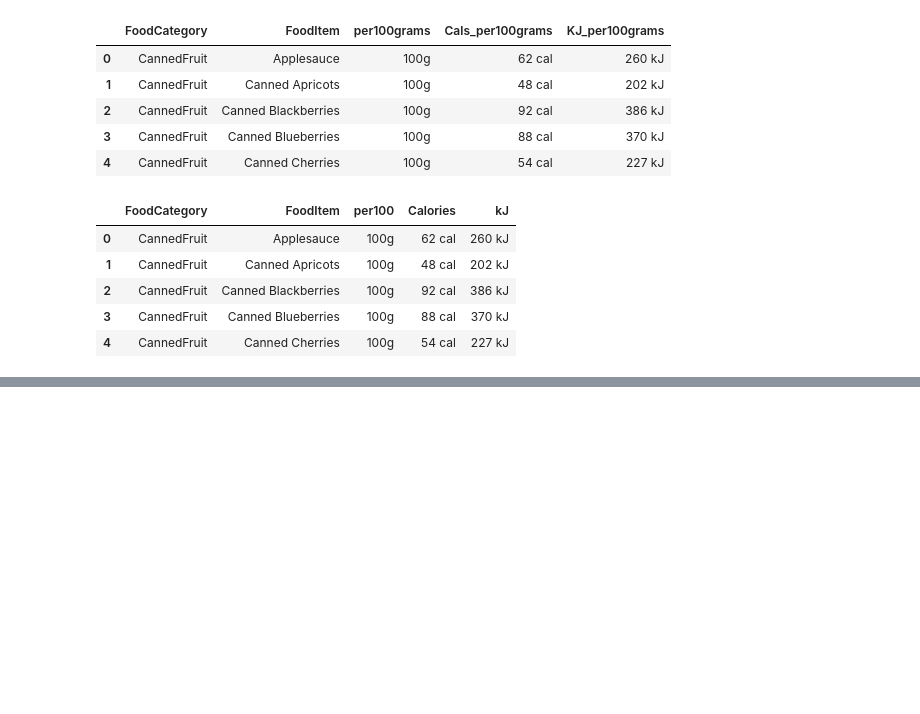
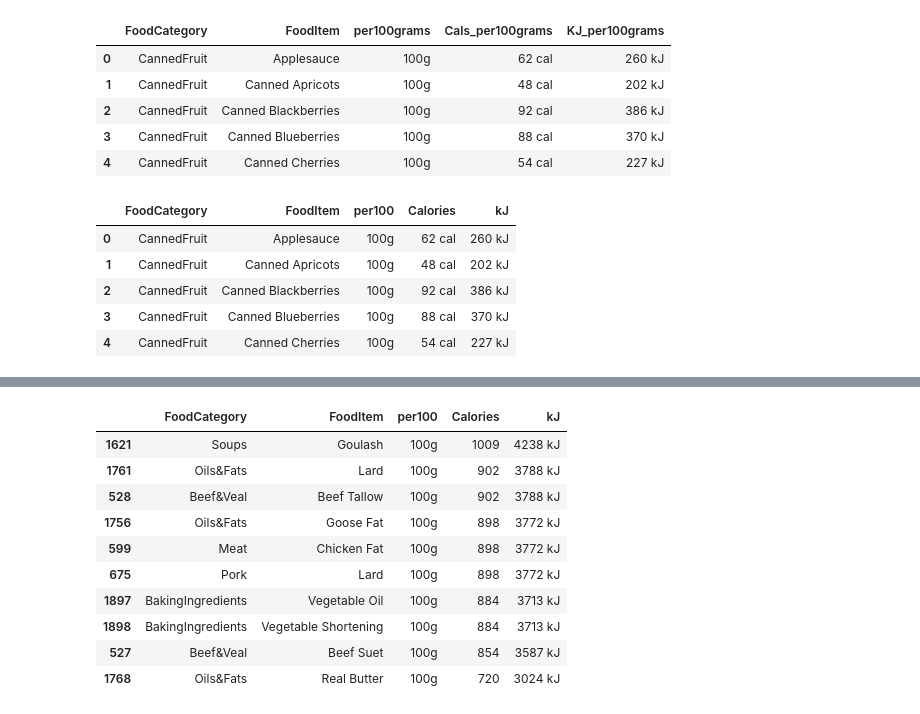
Before and after one commit to SCGlass/Data-Processing-Sam-Glass, a Jupyter notebook: Code-Alongs/L0_pandas_basics.ipynb, the cells around one changed output, grey strips where cells are left out. Saved outputs shown, nothing was run; the diff lists cells and outputs as text; code cells hidden in the pictures; blank space fills up the shorter version.

```diff
--- a/Code-Alongs/L0_pandas_basics.ipynb
+++ b/Code-Alongs/L0_pandas_basics.ipynb
@@ -318,0 +384,15 @@ df
+# %%
+solids_sorted_calories = df_solids.sort_values(by="Calories", ascending = False) # ascending - False -> descending
+solids_sorted_calories.iloc[:10]
+# %% [output]
+|  | FoodCategory | FoodItem | per100 | Calories | kJ |
+| 1621 | Soups | Goulash | 100g | 1009 | 4238 kJ |
+| 1761 | Oils&Fats | Lard | 100g | 902 | 3788 kJ |
+| 528 | Beef&Veal | Beef Tallow | 100g | 902 | 3788 kJ |
+| 1756 | Oils&Fats | Goose Fat | 100g | 898 | 3772 kJ |
+| 599 | Meat | Chicken Fat | 100g | 898 | 3772 kJ |
+| 675 | Pork | Lard | 100g | 898 | 3772 kJ |
+| 1897 | BakingIngredients | Vegetable Oil | 100g | 884 | 3713 kJ |
+| 1898 | BakingIngredients | Vegetable Shortening | 100g | 884 | 3713 kJ |
+| 527 | Beef&Veal | Beef Suet | 100g | 854 | 3587 kJ |
+| 1768 | Oils&Fats | Real Butter | 100g | 720 | 3024 kJ |
```
Also changed, not shown: parts of 14 cells of this notebook, 1 other file.
